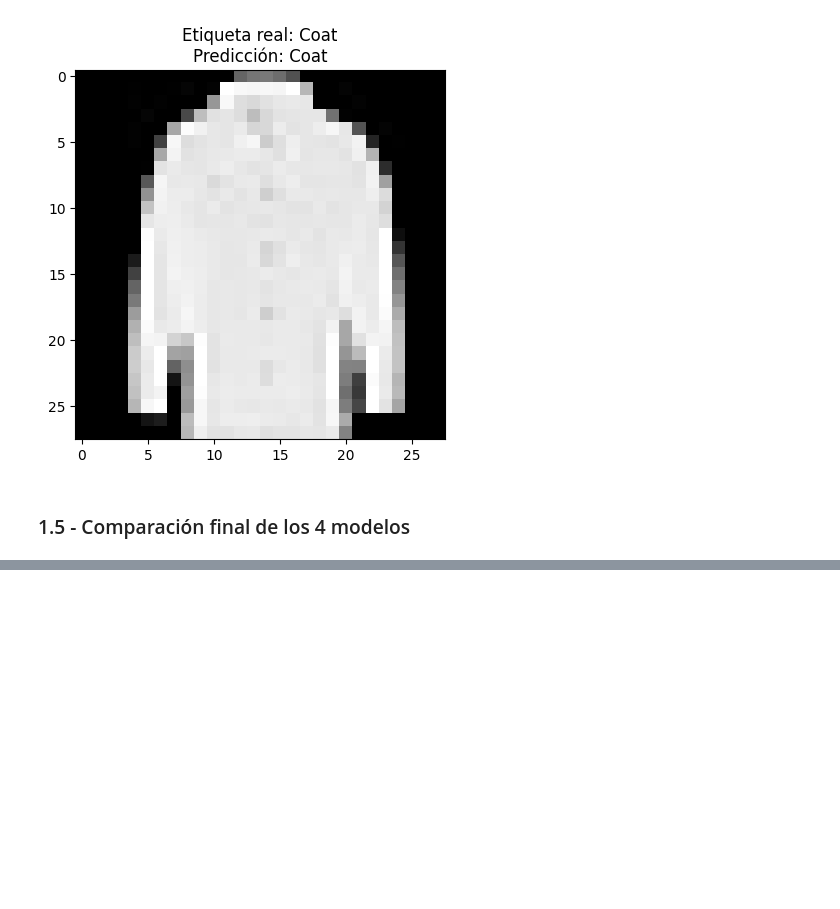
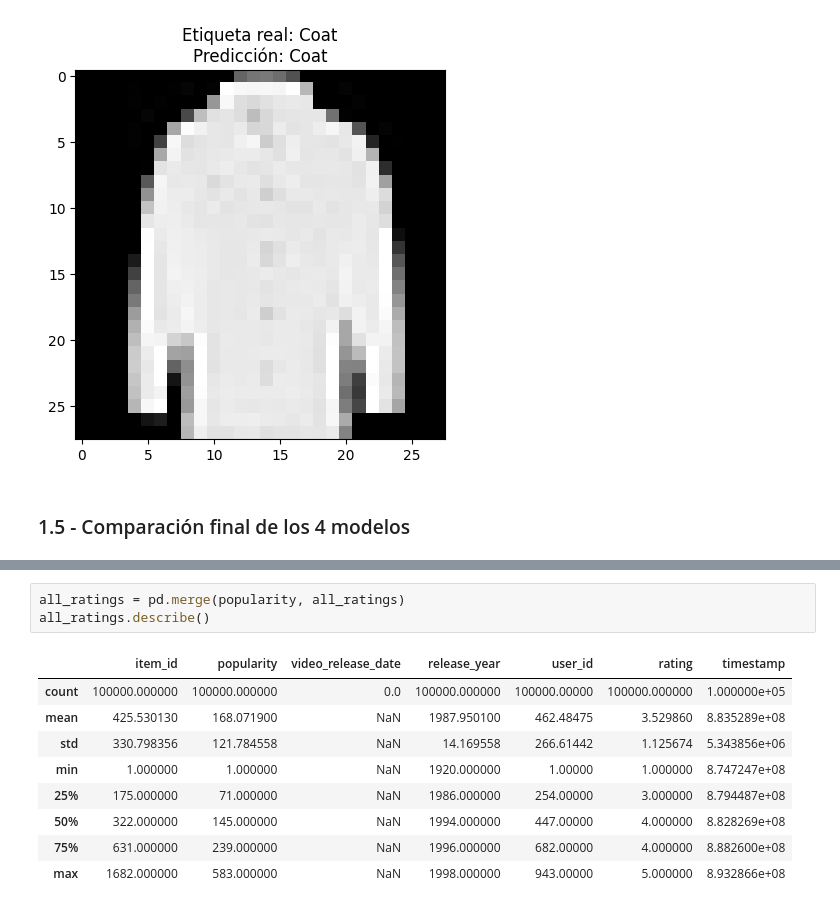
Before and after one commit to moriciii3/tareas_ML_DL_NN, a Jupyter notebook: tarea_2/morici_bruno_tarea2.ipynb, the cells around one changed output, grey strips where cells are left out. Drawn from its saved outputs; the diff is of its cells as text; blank space fills up the shorter version.

```diff
--- a/tarea_2/morici_bruno_tarea2.ipynb
+++ b/tarea_2/morici_bruno_tarea2.ipynb
@@ -390,0 +523,13 @@ plt.show()
+# %%
+all_ratings = pd.merge(popularity, all_ratings)
+all_ratings.describe()
+# %% [output]
+|  | item_id | popularity | video_release_date | release_year | user_id | rating | timestamp |
+| count | 100000.000000 | 100000.000000 | 0.0 | 100000.000000 | 100000.00000 | 100000.000000 | 1.000000e+05 |
+| mean | 425.530130 | 168.071900 | NaN | 1987.950100 | 462.48475 | 3.529860 | 8.835289e+08 |
+| std | 330.798356 | 121.784558 | NaN | 14.169558 | 266.61442 | 1.125674 | 5.343856e+06 |
+| min | 1.000000 | 1.000000 | NaN | 1920.000000 | 1.00000 | 1.000000 | 8.747247e+08 |
+| 25% | 175.000000 | 71.000000 | NaN | 1986.000000 | 254.00000 | 3.000000 | 8.794487e+08 |
+| 50% | 322.000000 | 145.000000 | NaN | 1994.000000 | 447.00000 | 4.000000 | 8.828269e+08 |
+| 75% | 631.000000 | 239.000000 | NaN | 1996.000000 | 682.00000 | 4.000000 | 8.882600e+08 |
+| max | 1682.000000 | 583.000000 | NaN | 1998.000000 | 943.00000 | 5.000000 | 8.932866e+08 |
```
Also changed, not shown: parts of 28 cells of this notebook, 1 other file.
